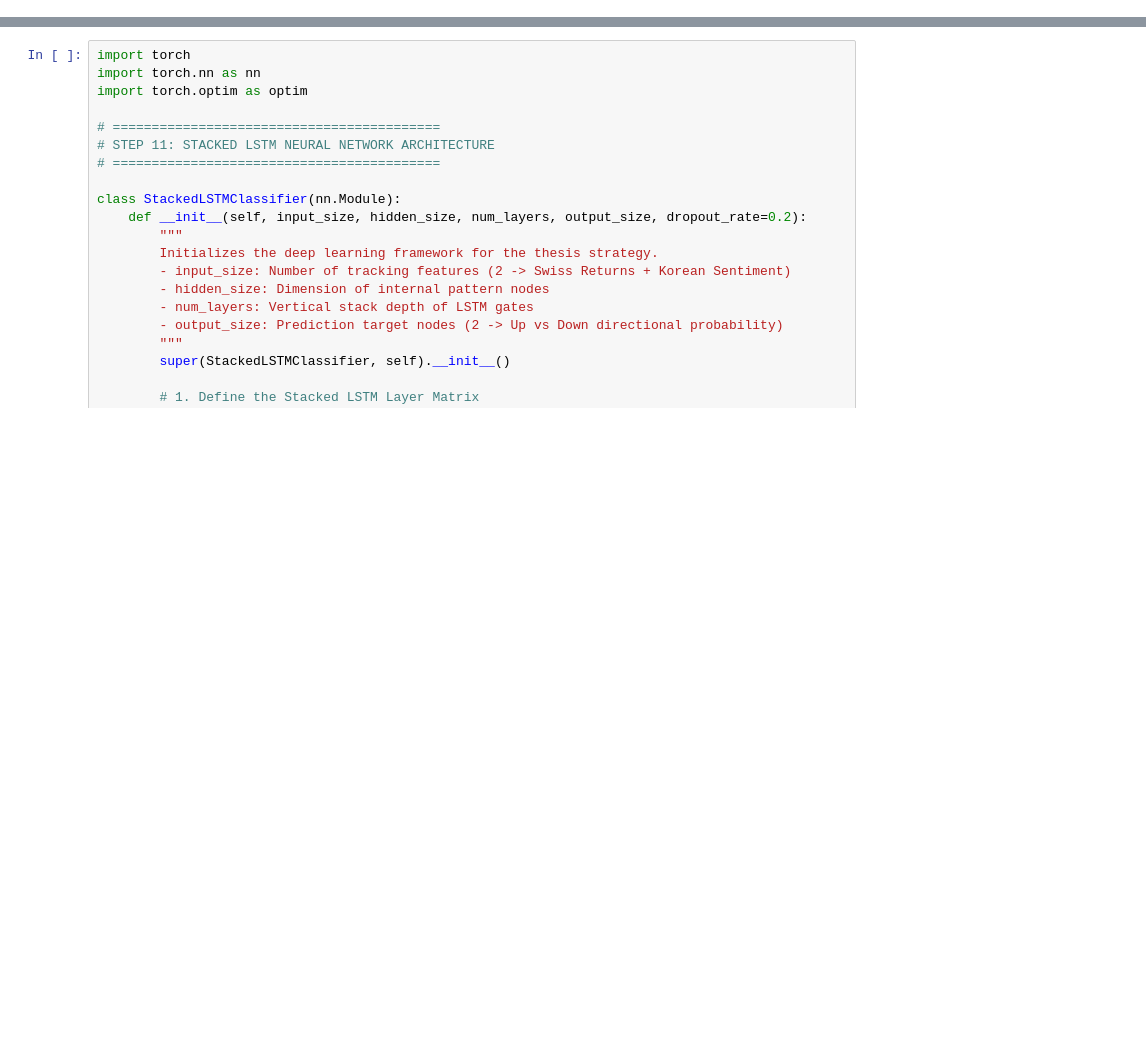
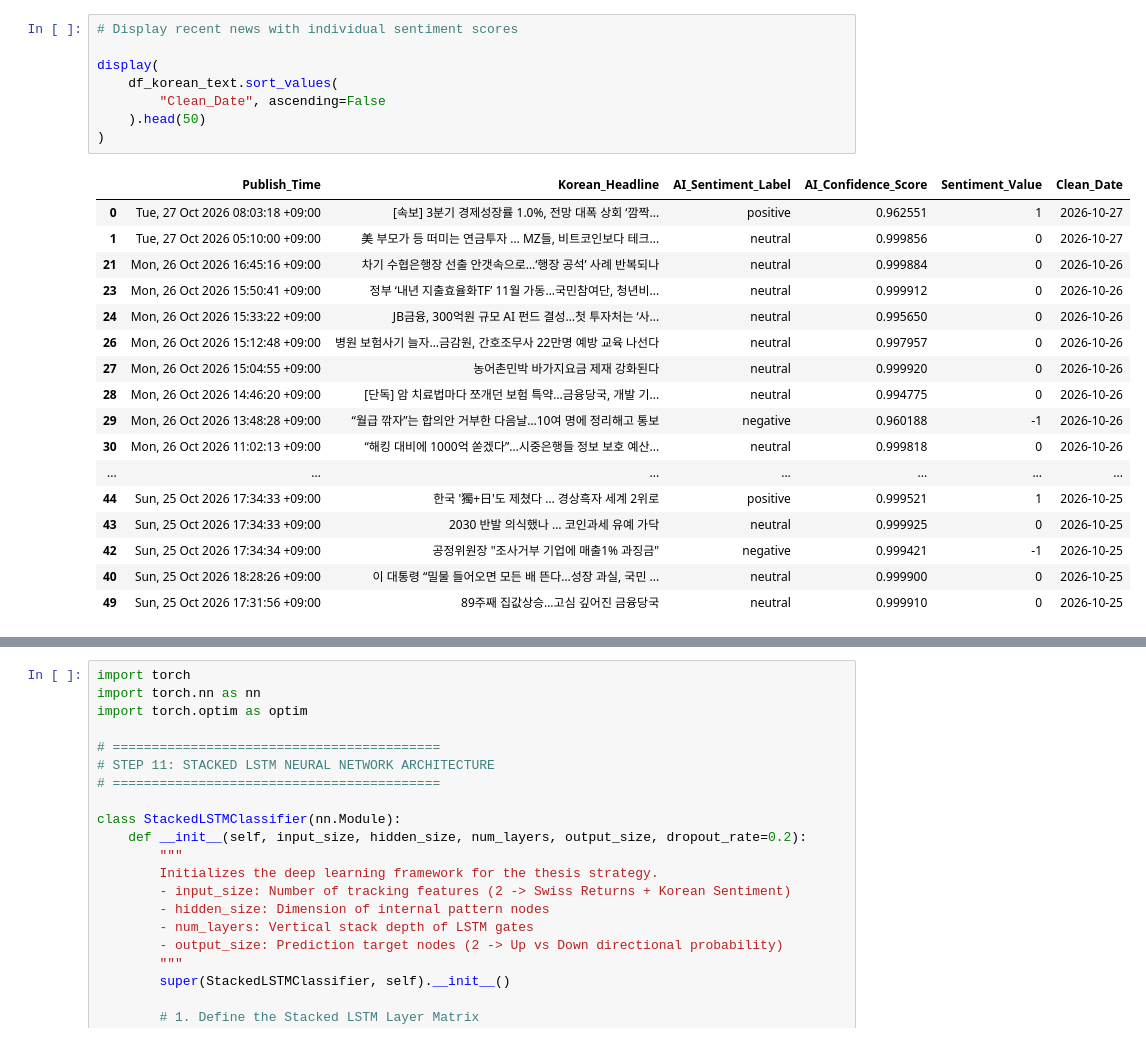
Before and after one commit to Wambura001/lstm-vs-finbert-algorithmic-trading, a Jupyter notebook: notebooks/01_test_download.ipynb, the cells around one changed output, grey strips where cells are left out. Drawn from its saved outputs; the diff is of its cells as text; blank space fills up the shorter version.

```diff
--- a/notebooks/01_test_download.ipynb
+++ b/notebooks/01_test_download.ipynb
@@ -394,0 +516,26 @@ Final Combined Dimensions: (178, 5) (Rows x Columns)
+# %%
+# Display recent news with individual sentiment scores
+
+display(
+    df_korean_text.sort_values(
+        "Clean_Date", ascending=False
+    ).head(50)
+)
+# %% [output]
+|  | Publish_Time | Korean_Headline | AI_Sentiment_Label | AI_Confidence_Score | Sentiment_Value | Clean_Date |
+| 0 | Tue, 27 Oct 2026 08:03:18 +09:00 | [속보] 3분기 경제성장률 1.0%, 전망 대폭 상회 ‘깜짝... | positive | 0.962551 | 1 | 2026-10-27 |
+| 1 | Tue, 27 Oct 2026 05:10:00 +09:00 | 美 부모가 등 떠미는 연금투자 … MZ들, 비트코인보다 테크... | neutral | 0.999856 | 0 | 2026-10-27 |
+| 21 | Mon, 26 Oct 2026 16:45:16 +09:00 | 차기 수협은행장 선출 안갯속으로…‘행장 공석’ 사례 반복되나 | neutral | 0.999884 | 0 | 2026-10-26 |
+| 23 | Mon, 26 Oct 2026 15:50:41 +09:00 | 정부 ‘내년 지출효율화TF’ 11월 가동…국민참여단, 청년비... | neutral | 0.999912 | 0 | 2026-10-26 |
+| 24 | Mon, 26 Oct 2026 15:33:22 +09:00 | JB금융, 300억원 규모 AI 펀드 결성…첫 투자처는 ‘사... | neutral | 0.995650 | 0 | 2026-10-26 |
+| 26 | Mon, 26 Oct 2026 15:12:48 +09:00 | 병원 보험사기 늘자…금감원, 간호조무사 22만명 예방 교육 나선다 | neutral | 0.997957 | 0 | 2026-10-26 |
+| 27 | Mon, 26 Oct 2026 15:04:55 +09:00 | 농어촌민박 바가지요금 제재 강화된다 | neutral | 0.999920 | 0 | 2026-10-26 |
+| 28 | Mon, 26 Oct 2026 14:46:20 +09:00 | [단독] 암 치료법마다 쪼개던 보험 특약…금융당국, 개발 기... | neutral | 0.994775 | 0 | 2026-10-26 |
+| 29 | Mon, 26 Oct 2026 13:48:28 +09:00 | “월급 깎자”는 합의안 거부한 다음날…10여 명에 정리해고 통보 | negative | 0.960188 | -1 | 2026-10-26 |
+| 30 | Mon, 26 Oct 2026 11:02:13 +09:00 | “해킹 대비에 1000억 쏟겠다”…시중은행들 정보 보호 예산... | neutral | 0.999818 | 0 | 2026-10-26 |
+| ... | ... | ... | ... | ... | ... | ... |
+| 44 | Sun, 25 Oct 2026 17:34:33 +09:00 | 한국 '獨+日'도 제쳤다 … 경상흑자 세계 2위로 | positive | 0.999521 | 1 | 2026-10-25 |
+| 43 | Sun, 25 Oct 2026 17:34:33 +09:00 | 2030 반발 의식했나 … 코인과세 유예 가닥 | neutral | 0.999925 | 0 | 2026-10-25 |
+| 42 | Sun, 25 Oct 2026 17:34:34 +09:00 | 공정위원장 "조사거부 기업에 매출1% 과징금" | negative | 0.999421 | -1 | 2026-10-25 |
+| 40 | Sun, 25 Oct 2026 18:28:26 +09:00 | 이 대통령 “밀물 들어오면 모든 배 뜬다…성장 과실, 국민 ... | neutral | 0.999900 | 0 | 2026-10-25 |
+| 49 | Sun, 25 Oct 2026 17:31:56 +09:00 | 89주째 집값상승…고심 깊어진 금융당국 | neutral | 0.999910 | 0 | 2026-10-25 |
```
Also changed, not shown: parts of 15 cells of this notebook, 46 other files.
